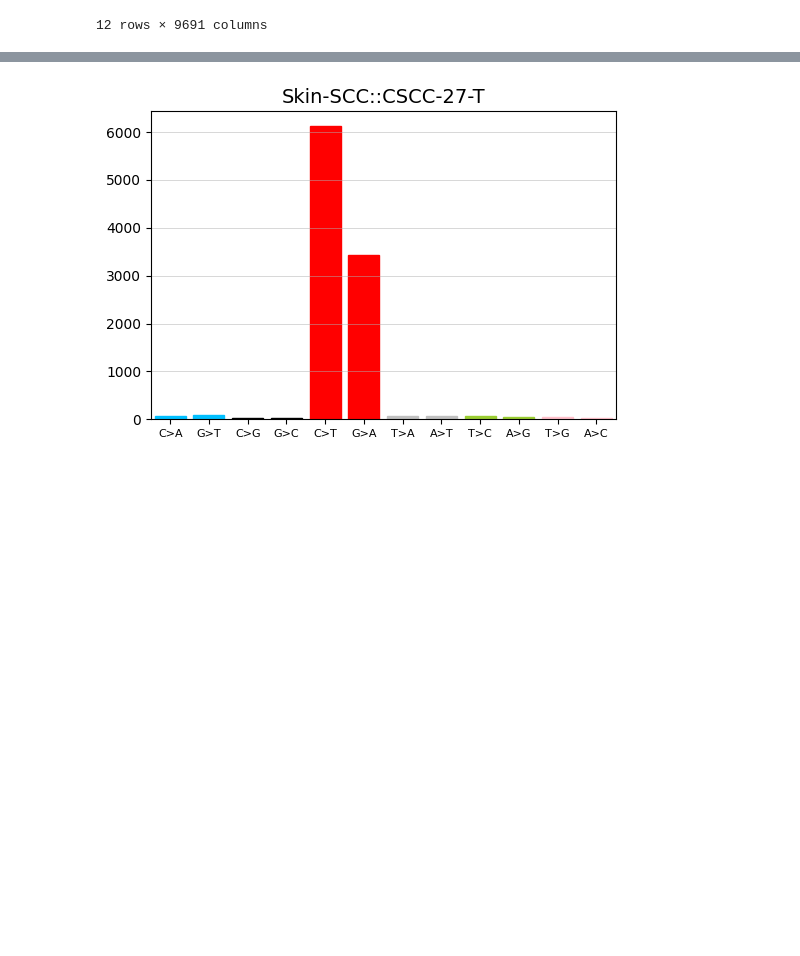
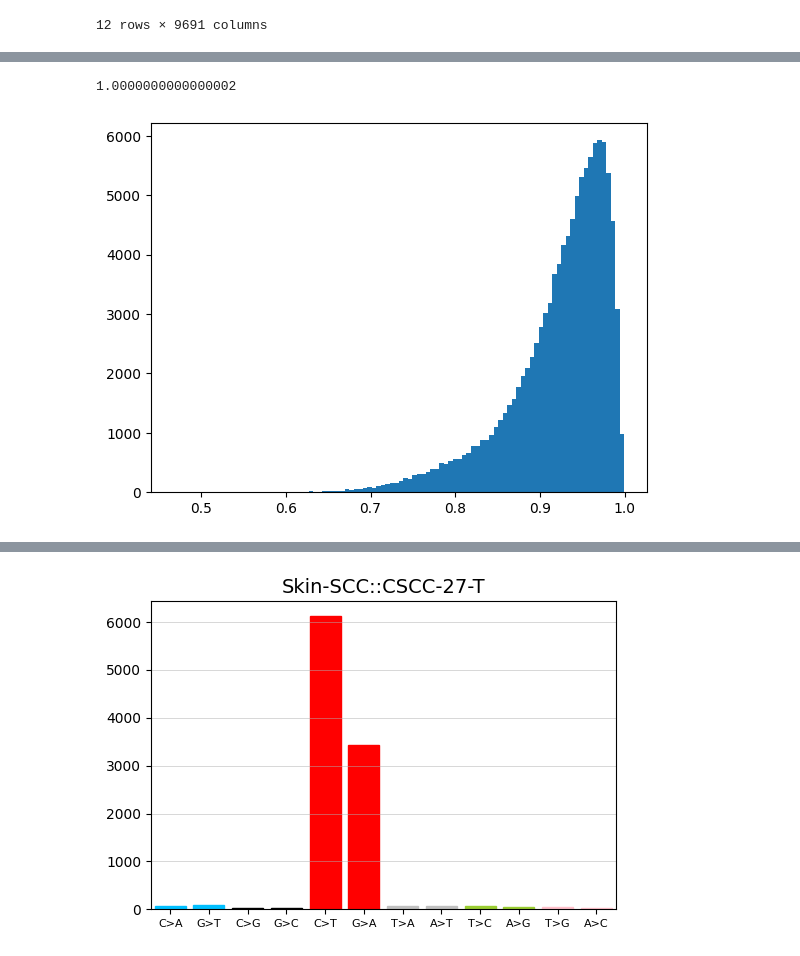
Before and after one commit to mitoclub/AminoAcidShift, a Jupyter notebook: PCAWG/extract_missense_variants.ipynb, the cells around one changed output, grey strips where cells are left out. Saved outputs shown, nothing was run; the diff lists cells and outputs as text; code cells hidden in the pictures; blank space fills up the shorter version.

```diff
--- a/PCAWG/extract_missense_variants.ipynb
+++ b/PCAWG/extract_missense_variants.ipynb
@@ -89,0 +39,3 @@ x
+# %%
+available_cancers = mut_total[mut_total.dataset == 'WES']['disease'].value_counts()
+available_cancers[available_cancers>1000].shape
@@ -95,6 +46,6 @@ from pymutspec.draw import plot_mutspec12, plot_mutspec192
 # %%
 spectra_wes192 = pd.read_csv(
-    './Input_Data_PCAWG7_23K_Spectra_DB/Mutation_Catalogs_--_Spectra_of_Individual_Tumours/WES_Other.192.csv')
+    './data/Input_Data_PCAWG7_23K_Spectra_DB/Mutation_Catalogs_--_Spectra_of_Individual_Tumours/WES_Other.192.csv')
 spectra_wes192['Mut'] = spectra_wes192.apply(
     lambda x: x.Trinucleotide[0] + '[' + x['Mutation type'] + ']' + x.Trinucleotide[-1], axis=1)
 spectra_wes192.loc[spectra_wes192.Strand == 'T', 'Mut'] = spectra_wes192[spectra_wes192.Strand == 'T'].Mut.apply(rev_comp)
@@ -155,3 +69,7 @@ Length: 9691, dtype: int64
+# %%
+import json
+with open('data/human_cds_nuc_cnt.json') as f:
+    nuc_cnt = json.load(f)
 # %%
 spectra_wes12 = spectra_wes192.groupby('Mutation type')\
     .sum().reset_index().rename(columns={'Mutation type': 'Mut'})
@@ -197,0 +98,14 @@ spectra_wes12 / spectra_wes12.sum()
+# %%
+for cancer in available_cancers[available_cancers>1000].index:
+    cur_samples = [x for x in spectra_wes12.columns if x.startswith(cancer)]
+    if len(cur_samples) < 50:
+        continue
+    cur_spectra = spectra_wes12[cur_samples].T
+    cur_spectra = cur_spectra[(cur_spectra > 0).sum(1) >= 4]
+    cossim = 1 - squareform(pdist(cur_spectra, 'cosine'))
+    cur_spectra = cur_spectra[(cossim < 0.7).sum(1) < len(cur_spectra) / 5]
+    if len(cur_spectra) < 15:
+        continue
+    mean_cossim = np.mean(1-pdist(cur_spectra, 'cosine'))
+    median_cossim = np.median(1-pdist(cur_spectra, 'cosine'))
+    print(f"{cancer[:10]}\t{len(cur_samples)}\t{len(cur_spectra)}\t{mean_cossim:.2f}\t{median_cossim:.2f}")
@@ -197,0 +130,8 @@ spectra_wes12 / spectra_wes12.sum()
+# %%
+cur_spectra.mean().rename('MutSpec').sum()
+# %% [output]
+1.0000000000000002
+# %%
+plt.hist(1-pdist(cur_spectra, 'cosine'), 100);
+# %% [output]
+[figure, added]
```
Also changed, not shown: parts of 23 cells of this notebook, 9 other files.
